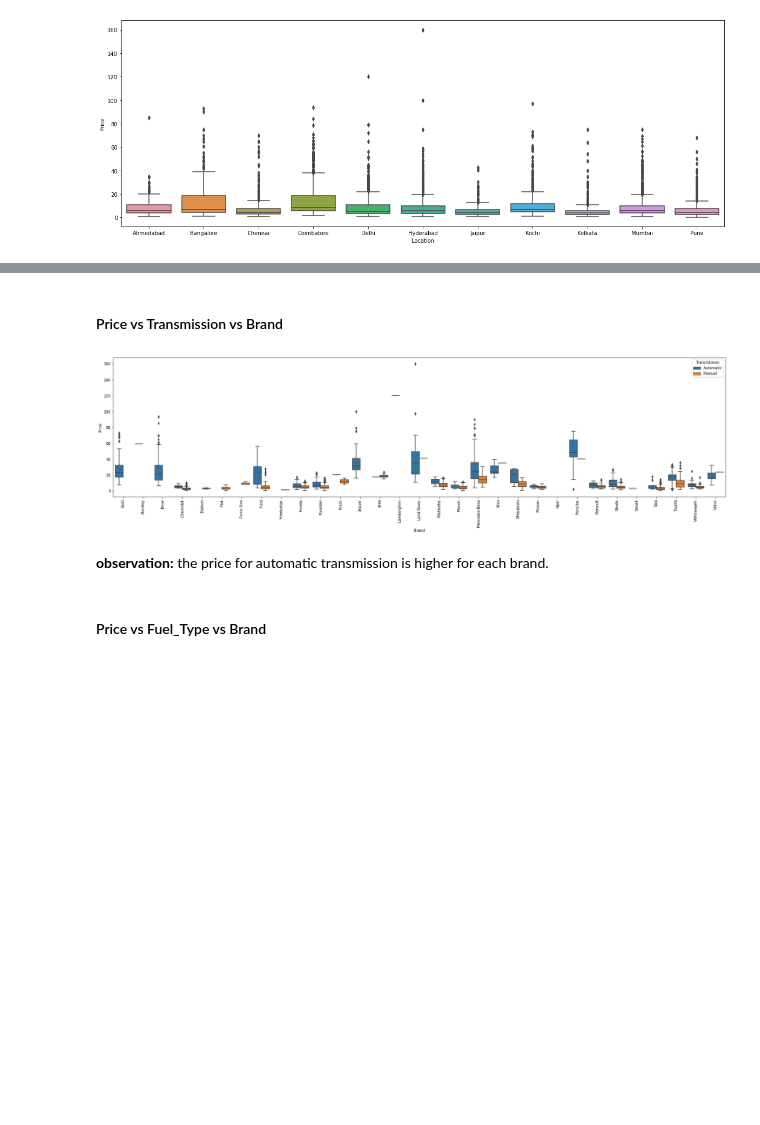
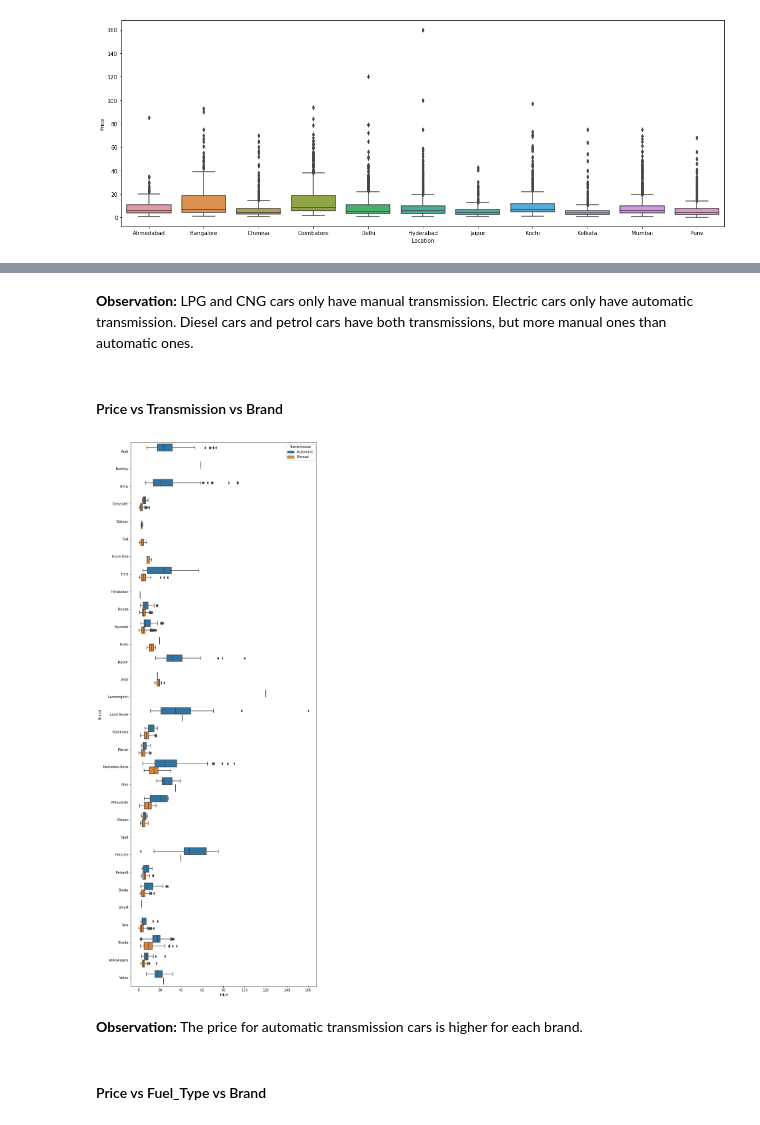
Before and after one commit to liangym2014/Data-science-and-machine-learning, a Jupyter notebook: 2.Cars4U_Project_Solution_Yanming.ipynb, the cells around one changed output, grey strips where cells are left out. Cells and saved outputs as stored; diff of their text form; code cells hidden in the pictures; blank space fills up the shorter version.

```diff
--- a/2.Cars4U_Project_Solution_Yanming.ipynb
+++ b/2.Cars4U_Project_Solution_Yanming.ipynb
@@ -175,8 +181,8 @@ print("Now the number of missing values in Power column: ", df.Power.isnull().su
 # %% [output]
 Now the number of missing values in Power column:  175
 # %%
-# remove the unit of Power
+# remove the unit of Power, cast to float64
 isNumber = df.Power.notnull()
-df.Power[isNumber] = df.loc[isNumber, 'Power'].str.strip().str.replace(' bhp', '').astype('float64')
+df.Power[isNumber] = df.Power[isNumber].str.strip().str.replace(' bhp', '').astype('float64')
 df.Power = df.Power.fillna(np.nan)
 # %% [markdown]
@@ -184,6 +190,6 @@ df.Power = df.Power.fillna(np.nan)
 # %%
-# remove the unit of Engine
+# remove the unit of Engine, cast to float64
 isNumber = df.Engine.notnull()
-df.Engine[isNumber] = df.Engine[isNumber].str.strip().str.replace(' CC', '').astype('int64')
+df.Engine[isNumber] = df.Engine[isNumber].str.strip().str.replace(' CC', '').astype('float64')
 df.Engine = df.Engine.fillna(np.nan)
 # %% [markdown]
@@ -214,14 +215,14 @@ df[df.Fuel_Type == 'Electric']
 # %%
-# remove the unit of Mileage
 def convert_Mileage(val):
     """
-    val: mileage, could be NaN or string which consists of number + km/kg or number + kmpl
-    return: np.nan or float.
+    input:
+    val: mileage. NaN or string which consists of number + km/kg or number + kmpl.
+
+    output:
+    transformed mileage. float.
     """
     if val != val:
         return np.nan
 
     l = val.split(' ')
     return float(l[0])
-
-df.Mileage = df.Mileage.apply(convert_Mileage)
@@ -293,5 +296,5 @@ update_brands = {'Force' :'Force One',
                  'Opelcorsa': 'Opel'}
 
 for before, after in update_brands.items():
-    brands = brands.str.replace(before, after)
+    brands = brands.replace(before, after)           # correct wrong brand names
 # %%
@@ -543,13 +559,14 @@ sns.boxplot(x = 'Location', y = 'Price', data = df);
+# %% [markdown]
+**Observation:**  LPG and CNG cars only have manual transmission. Electric cars only have automatic transmission. Diesel cars and petrol cars have both transmissions, but more manual ones than automatic ones.
 # %% [markdown]
 #### Price vs Transmission vs Brand
 # %%
-plt.figure(figsize = (30,7))
-sns.boxplot(x = 'Brand', y = 'Price', hue = 'Transmission', data =df);
-plt.xticks(rotation = 90);
+plt.figure(figsize = (10, 30))
+sns.boxplot(y = 'Brand', x = 'Price', hue = 'Transmission', data =df);
 # %% [output]
-[figure, old version]
+[figure, new version]
 # %% [markdown]
-**observation:** the price for automatic transmission is higher for each brand.
+**Observation:** The price for automatic transmission cars is higher for each brand.
 # %% [markdown]
  #### Price vs Fuel_Type vs Brand
 # %%
```
Also changed, not shown: parts of 141 cells of this notebook.
